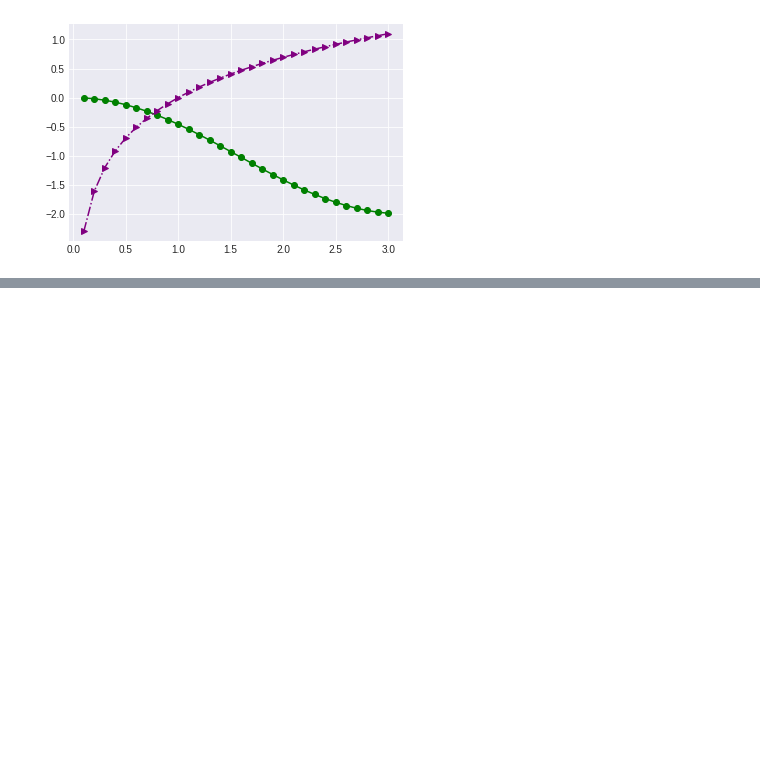
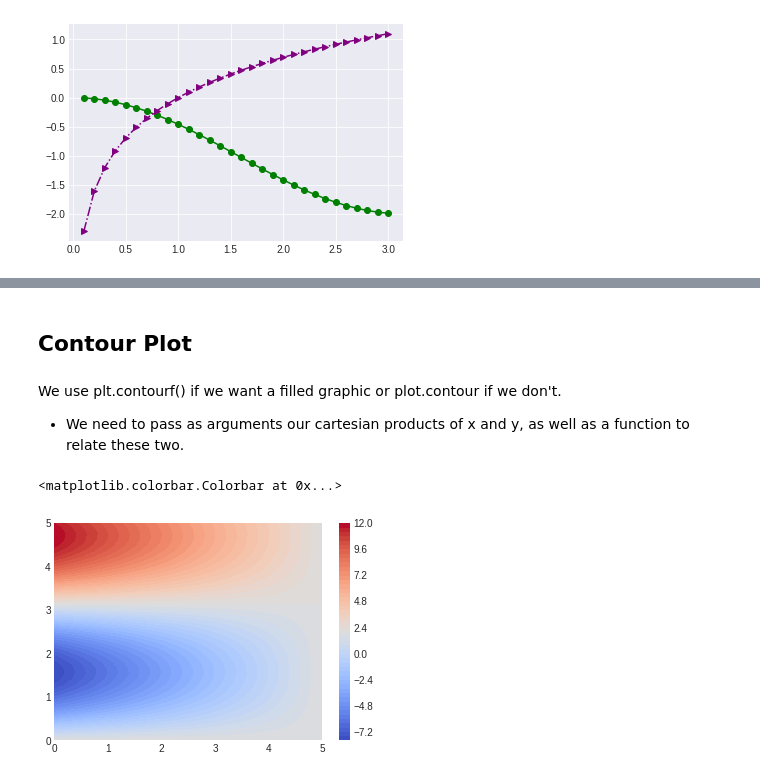
Before and after one commit to tarsojabbes/data-visualization, a Jupyter notebook: Matplotlib.ipynb, the cells around one changed output, grey strips where cells are left out. Saved outputs shown, nothing was run; the diff lists cells and outputs as text; code cells hidden in the pictures; blank space fills up the shorter version.

```diff
--- a/Matplotlib.ipynb
+++ b/Matplotlib.ipynb
@@ -160,0 +190,17 @@ plt.plot(x, np.log(x), markers[-3], color='purple', linestyle='-.')
+# %% [markdown]
+## **Contour Plot**
+# %% [markdown]
+We use plt.contourf() if we want a filled graphic or plot.contour if we don't.
+
+- We need to pass as arguments our cartesian products of x and y, as well as a function to relate these two.
+# %%
+x = np.linspace(0,5,50)
+y = np.linspace(0,5,40)
+X,Y = np.meshgrid(x, y)
+Z = 2 * (X-5) * np.sin(Y)+2
+
+plt.contourf(X, Y, Z, 50, cmap="coolwarm") # 50 is the interval
+plt.colorbar()
+# %% [output]
+<matplotlib.colorbar.Colorbar at 0x...>
+[figure, added]
```
Also changed, not shown: parts of 14 cells of this notebook.
